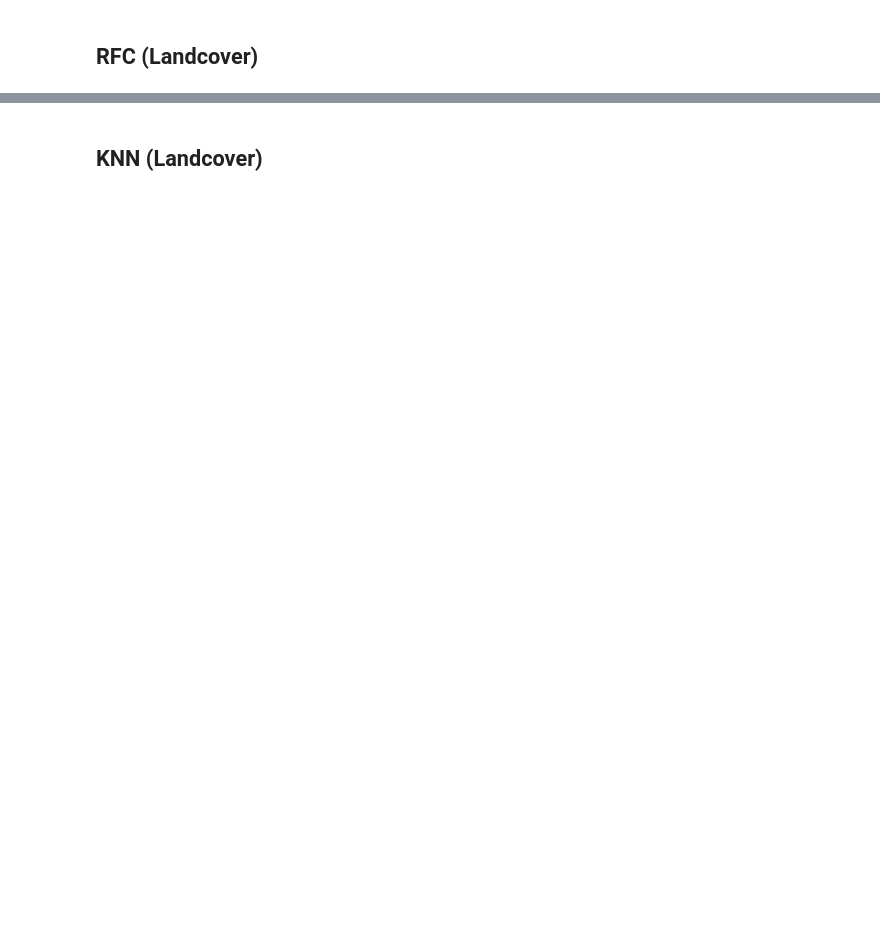
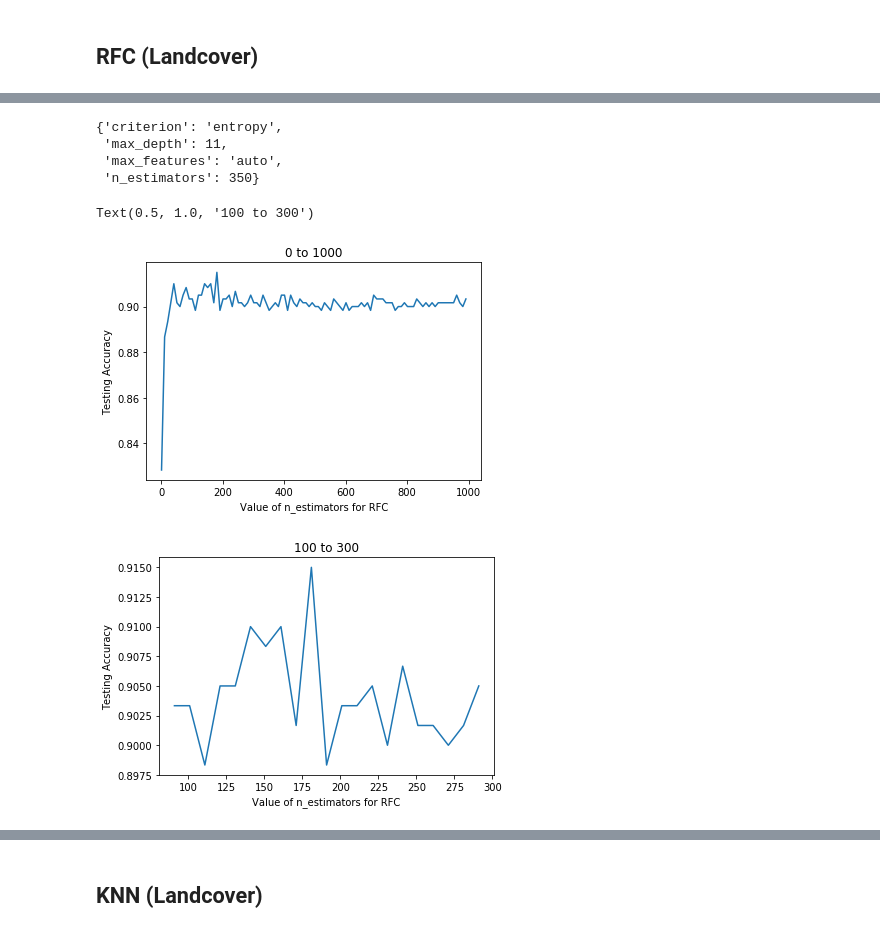
Before and after one commit to patrickcgray/landcover_rcnn, a Jupyter notebook: Sofia_Scikit2.ipynb, the cells around one changed output, grey strips where cells are left out. Saved outputs shown, nothing was run; the diff lists cells and outputs as text; code cells hidden in the pictures; blank space fills up the shorter version.

```diff
--- a/Sofia_Scikit2.ipynb
+++ b/Sofia_Scikit2.ipynb
@@ -186,2 +283,11 @@ print(confusion_matrix(landcover_test.astype('int'), pred_clf))
 # %% [markdown]
 ## RFC (Landcover)
+# %%
+RFC_parameters = {
+    'n_estimators': [180],
+    'max_features': ['auto', 'sqrt', 'log2'],
+    'max_depth' : [10,11,12,13,14,15],
+    'criterion' :['gini', 'entropy']
+}
+RFC_grid = GridSearchCV(rfc,RFC_parameters,cv = 10, scoring = 'accuracy' )
+RFC_grid.fit(tiles_train,landcover_train.astype('int'))
@@ -188,2 +312,36 @@ print(confusion_matrix(landcover_test.astype('int'), pred_clf))
+# %%
+RFC_grid.best_params_
+# %% [output]
+{'criterion': 'entropy',
+ 'max_depth': 11,
+ 'max_features': 'auto',
+ 'n_estimators': 350}
+# %%
+# RFC Neighbor Testing
+n_range = range(1,1000,10)
+scores_n = []
+for n in n_range:
+    rfc_test = RandomForestClassifier(criterion = 'entropy', max_depth = 11, max_features = 'auto', n_estimators = n)
+    rfc_test.fit(tiles_train, landcover_train.astype('int'))
+    pred_rfc_test = rfc_test.predict(tiles_test)
+    scores_n.append(accuracy_score(landcover_test.astype('int'), pred_rfc_test))
+# %%
+# RFC Testing Plot
+%matplotlib inline
+plt.figure(1);
+plt.plot(n_range,scores_n)
+plt.xlabel('Value of n_estimators for RFC')
+plt.ylabel('Testing Accuracy')
+plt.title('0 to 1000')
+
+plt.figure(2)
+plt.plot(n_range[9:30],scores_n[9:30])
+plt.xlabel('Value of n_estimators for RFC')
+plt.ylabel('Testing Accuracy')
+plt.title('100 to 300')
+# %% [output]
+Text(0.5, 1.0, '100 to 300')
+[figure, added]
+[figure, added]
 # %%
 #RFC
```
Also changed, not shown: parts of 47 cells of this notebook, 2 other files.
